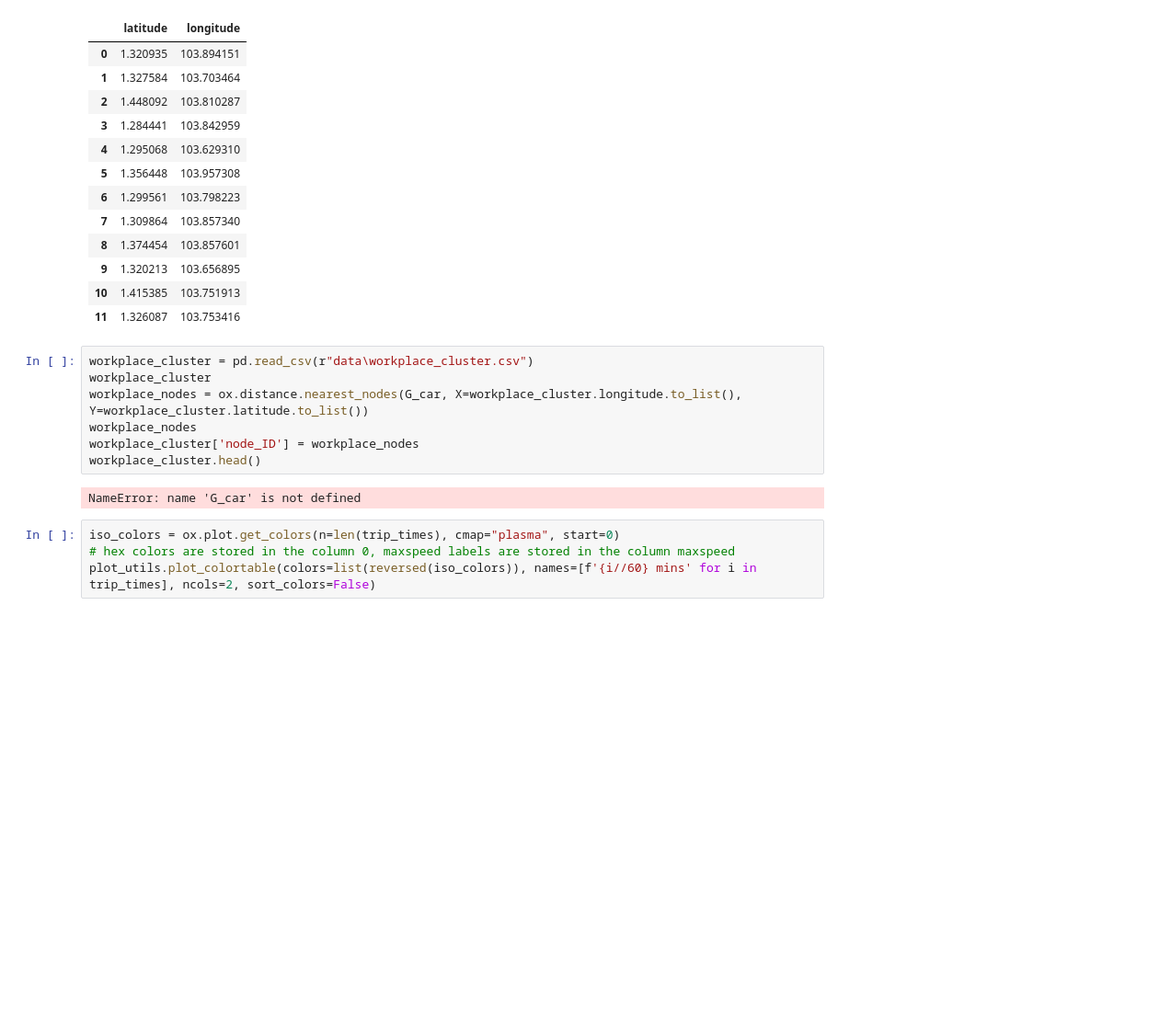
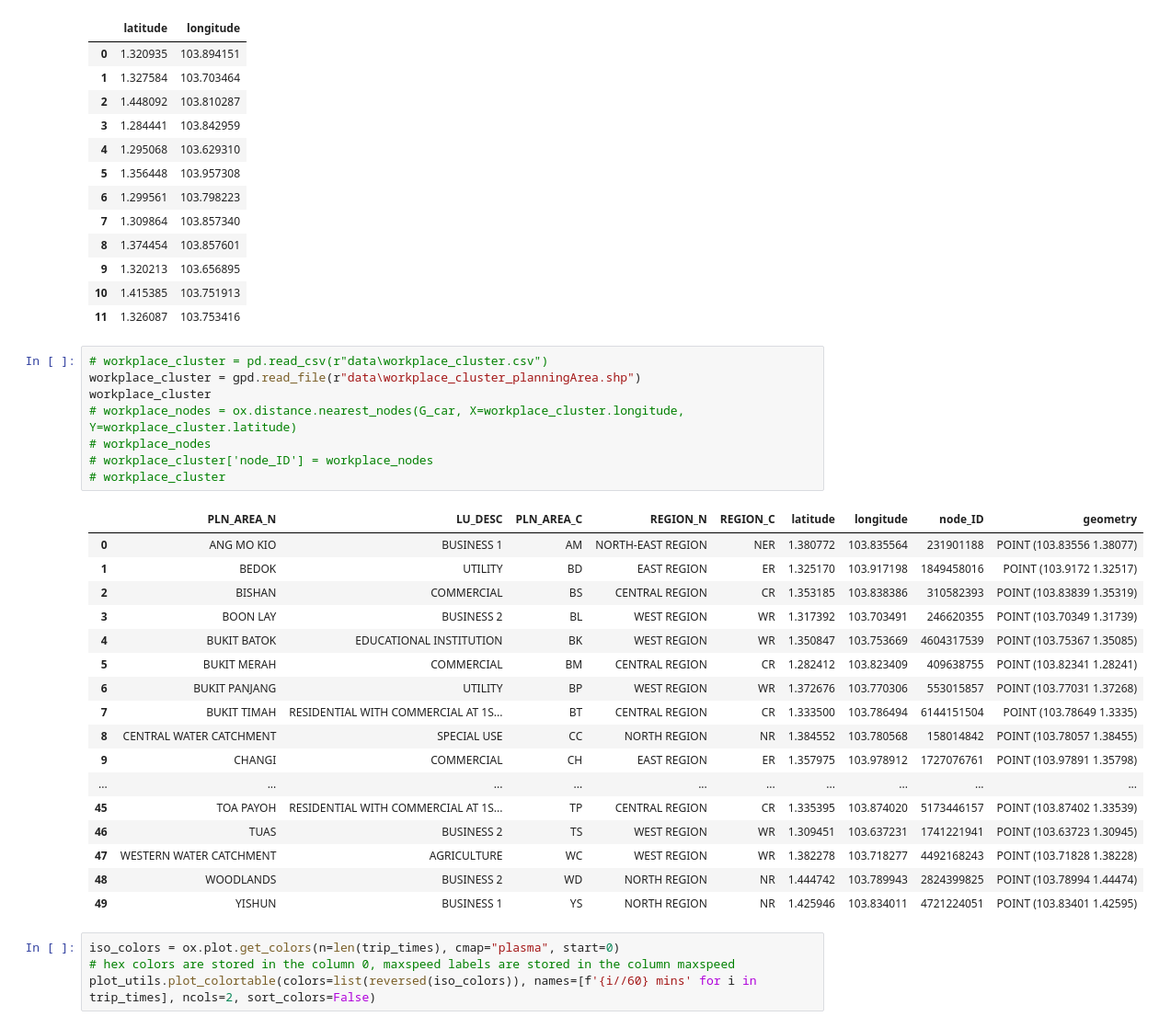
Before and after one commit to pakhuiying/NCCS_analysis, a Jupyter notebook: transport_routing.ipynb, the cells around one changed output. Shown at 92% size. Cells and saved outputs as stored; diff of their text form; blank space fills up the shorter version.

```diff
--- a/transport_routing.ipynb
+++ b/transport_routing.ipynb
@@ -448,14 +448,31 @@ workplace_cluster
 | 10 | 1.415385 | 103.751913 |
 | 11 | 1.326087 | 103.753416 |
 # %%
-workplace_cluster = pd.read_csv(r"data\workplace_cluster.csv")
+# workplace_cluster = pd.read_csv(r"data\workplace_cluster.csv")
+workplace_cluster = gpd.read_file(r"data\workplace_cluster_planningArea.shp")
 workplace_cluster
-workplace_nodes = ox.distance.nearest_nodes(G_car, X=workplace_cluster.longitude.to_list(), Y=workplace_cluster.latitude.to_list())
-workplace_nodes
-workplace_cluster['node_ID'] = workplace_nodes
-workplace_cluster.head()
+# workplace_nodes = ox.distance.nearest_nodes(G_car, X=workplace_cluster.longitude, Y=workplace_cluster.latitude)
+# workplace_nodes
+# workplace_cluster['node_ID'] = workplace_nodes
+# workplace_cluster
 # %% [output]
-NameError: name 'G_car' is not defined
+|  | PLN_AREA_N | LU_DESC | PLN_AREA_C | REGION_N | REGION_C | latitude | longitude | node_ID | geometry |
+| 0 | ANG MO KIO | BUSINESS 1 | AM | NORTH-EAST REGION | NER | 1.380772 | 103.835564 | 231901188 | POINT (103.83556 1.38077) |
+| 1 | BEDOK | UTILITY | BD | EAST REGION | ER | 1.325170 | 103.917198 | 1849458016 | POINT (103.9172 1.32517) |
+| 2 | BISHAN | COMMERCIAL | BS | CENTRAL REGION | CR | 1.353185 | 103.838386 | 310582393 | POINT (103.83839 1.35319) |
+| 3 | BOON LAY | BUSINESS 2 | BL | WEST REGION | WR | 1.317392 | 103.703491 | 246620355 | POINT (103.70349 1.31739) |
+| 4 | BUKIT BATOK | EDUCATIONAL INSTITUTION | BK | WEST REGION | WR | 1.350847 | 103.753669 | 4604317539 | POINT (103.75367 1.35085) |
+| 5 | BUKIT MERAH | COMMERCIAL | BM | CENTRAL REGION | CR | 1.282412 | 103.823409 | 409638755 | POINT (103.82341 1.28241) |
+| 6 | BUKIT PANJANG | UTILITY | BP | WEST REGION | WR | 1.372676 | 103.770306 | 553015857 | POINT (103.77031 1.37268) |
+| 7 | BUKIT TIMAH | RESIDENTIAL WITH COMMERCIAL AT 1S... | BT | CENTRAL REGION | CR | 1.333500 | 103.786494 | 6144151504 | POINT (103.78649 1.3335) |
+| 8 | CENTRAL WATER CATCHMENT | SPECIAL USE | CC | NORTH REGION | NR | 1.384552 | 103.780568 | 158014842 | POINT (103.78057 1.38455) |
+| 9 | CHANGI | COMMERCIAL | CH | EAST REGION | ER | 1.357975 | 103.978912 | 1727076761 | POINT (103.97891 1.35798) |
+| ... | ... | ... | ... | ... | ... | ... | ... | ... | ... |
+| 45 | TOA PAYOH | RESIDENTIAL WITH COMMERCIAL AT 1S... | TP | CENTRAL REGION | CR | 1.335395 | 103.874020 | 5173446157 | POINT (103.87402 1.33539) |
+| 46 | TUAS | BUSINESS 2 | TS | WEST REGION | WR | 1.309451 | 103.637231 | 1741221941 | POINT (103.63723 1.30945) |
+| 47 | WESTERN WATER CATCHMENT | AGRICULTURE | WC | WEST REGION | WR | 1.382278 | 103.718277 | 4492168243 | POINT (103.71828 1.38228) |
+| 48 | WOODLANDS | BUSINESS 2 | WD | NORTH REGION | NR | 1.444742 | 103.789943 | 2824399825 | POINT (103.78994 1.44474) |
+| 49 | YISHUN | BUSINESS 1 | YS | NORTH REGION | NR | 1.425946 | 103.834011 | 4721224051 | POINT (103.83401 1.42595) |
 # %%
 iso_colors = ox.plot.get_colors(n=len(trip_times), cmap="plasma", start=0)
 # hex colors are stored in the column 0, maxspeed labels are stored in the column maxspeed
```
